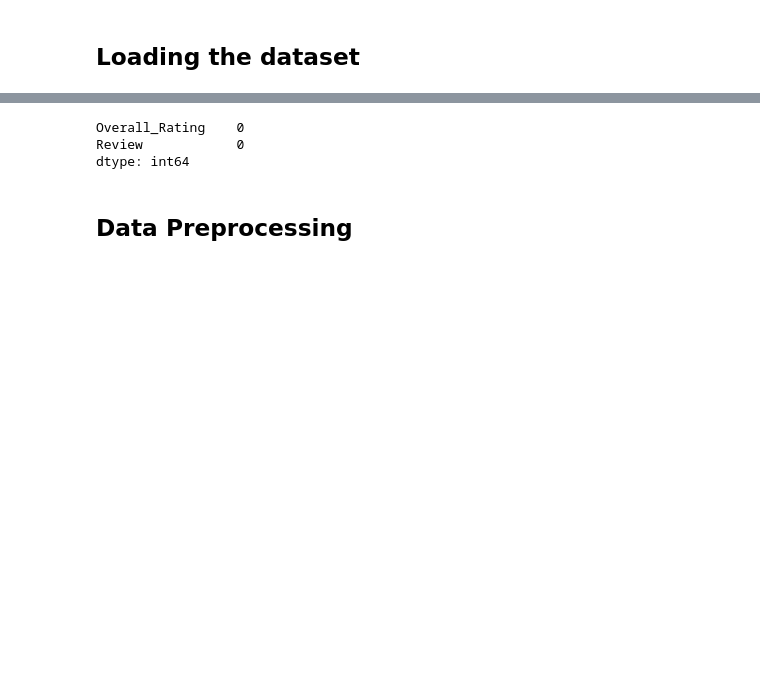
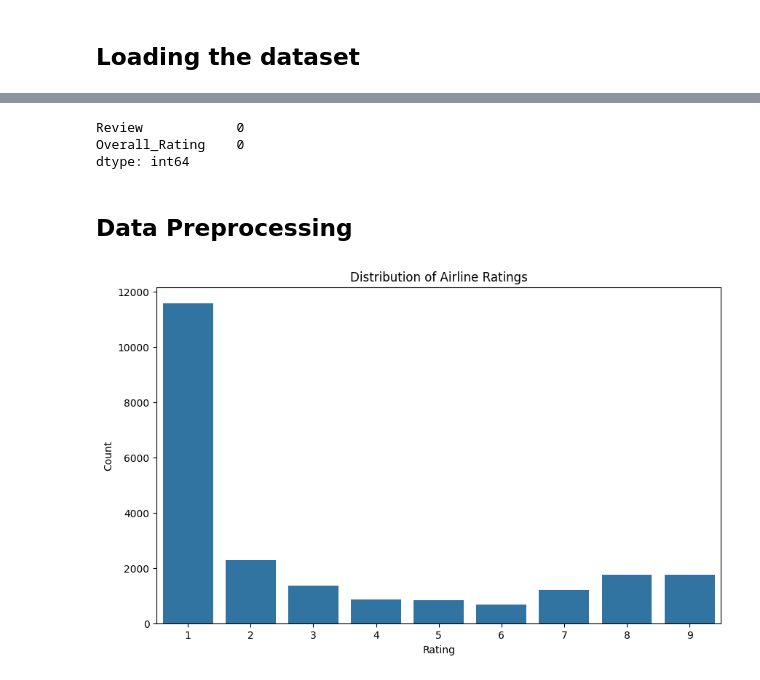
Before and after one commit to Iyabivuz-e/Airline_rating_predictor, a Jupyter notebook: main.ipynb, the cells around one changed output, grey strips where cells are left out. Drawn from its saved outputs; the diff is of its cells as text; code cells hidden in the pictures; blank space fills up the shorter version.

```diff
--- a/main.ipynb
+++ b/main.ipynb
@@ -87,0 +70,11 @@ df = pd.read_csv("Airline_Reviews.csv", usecols=columns_to_read)
+# %%
+df = pd.read_csv("Airline_Reviews.csv")
+
+# print(f"Dataset Shape: {df.shape}")
+# print(f"The missing values: {df.isnull().sum()}")
+# print(f"Overall ratings:")
+# print(df["Overall_Rating"].value_counts().sort_index())
+
+# We have to drop the rest and keep the only relevant information for our project
+df = df[["Review", "Overall_Rating"]].dropna()
+df
@@ -89,8 +105,8 @@ df = pd.read_csv("Airline_Reviews.csv", usecols=columns_to_read)
 ## Check if there is null values
 df.isnull().sum()
 # %% [output]
+Review            0
 Overall_Rating    0
-Review            0
 dtype: int64
 # %%
 # Splitting data into dependent and independent variables
@@ -146,0 +154,20 @@ print(preprocessing)
+# %%
+df["Processed_Review"] = df["Review"].apply(preprocess_text)
+# Convert the rows with empty processed reviews
+df = df[df['Processed_Review'].str.strip() != '']
+# Convert ratings to numeric if they're not already
+df['Overall_Rating'] = pd.to_numeric(df['Overall_Rating'], errors='coerce')
+# Drop any rows with NaN ratings after conversion
+df = df.dropna(subset=['Overall_Rating'])
+# Convert ratings to integers
+df['Overall_Rating'] = df['Overall_Rating'].astype(int)
+# %%
+# Visualize rating distribution
+plt.figure(figsize=(10, 6))
+sns.countplot(x='Overall_Rating', data=df)
+plt.title('Distribution of Airline Ratings')
+plt.xlabel('Rating')
+plt.ylabel('Count')
+plt.show()
+# %% [output]
+[figure, added]
```
Also changed, not shown: parts of 32 cells of this notebook.
